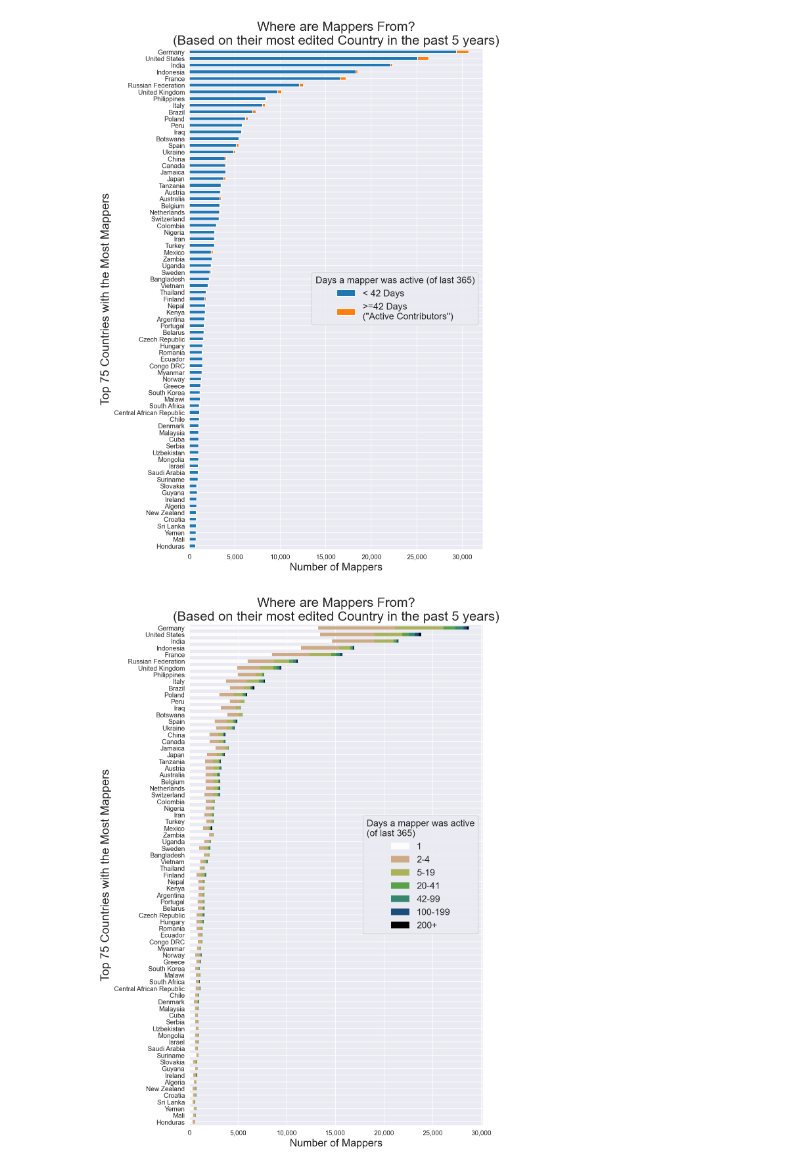
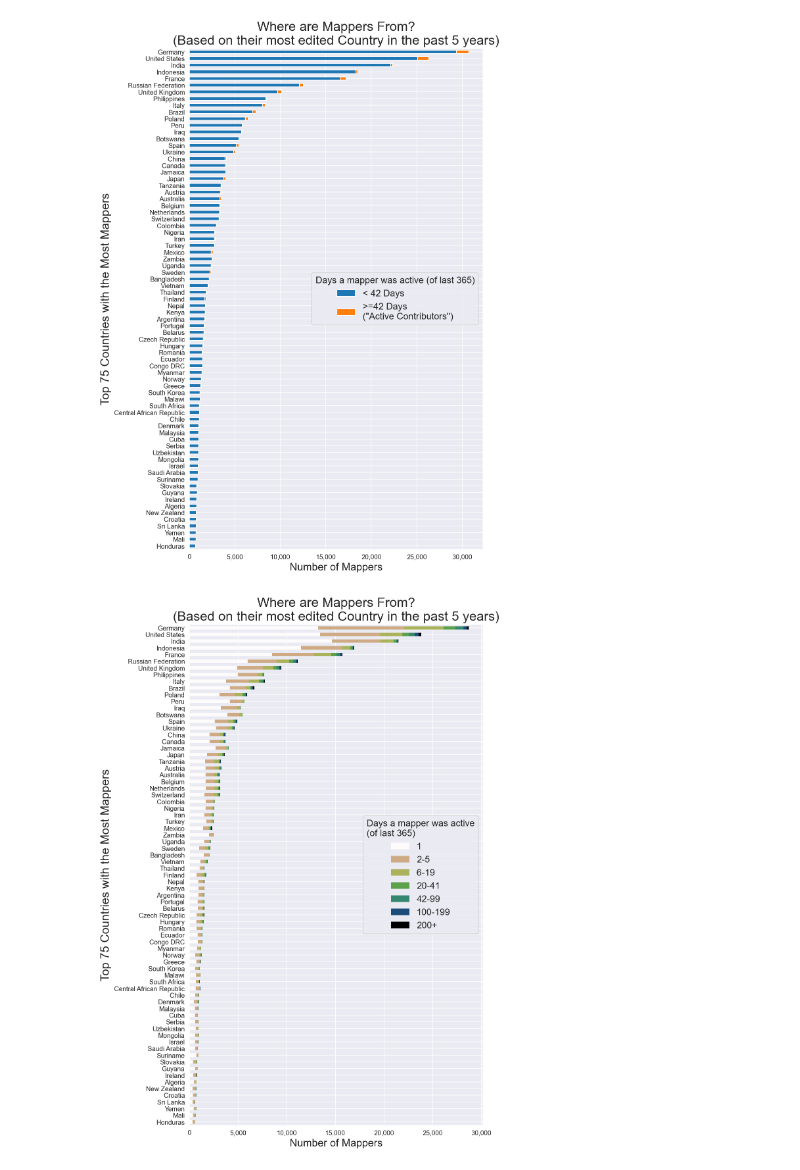
Before and after one commit to jenningsanderson/various-osm, a Jupyter notebook: OSM Contributions by Country - 2020.ipynb, the cells around one changed output. Drawn from its saved outputs; the diff is of its cells as text; code cells hidden in the pictures.

```diff
--- a/OSM Contributions by Country - 2020.ipynb
+++ b/OSM Contributions by Country - 2020.ipynb
@@ -295,15 +295,15 @@ all_mappers['100-199']= all_mappers.editing_days_in_last365.apply(lambda x: x >=
 all_mappers['200+']= all_mappers.editing_days_in_last365.apply(lambda x: x >= 200)
 # %%
 ax = all_mappers.groupby('country').aggregate('sum').loc[user_order.head(75)][
-    ['1','2-4','5-19','20-41','42-99','100-199','200+']
+    ['1','2-5','6-19','20-41','42-99','100-199','200+']
 ].plot.barh(
     stacked=True, figsize=(8,14), cmap=sns.color_palette('gist_earth_r', as_cmap=True), linewidth=0);
 ax.xaxis.set_major_formatter(FuncFormatter(lambda x, pos: "{:,}".format(int(x))))
 ax.legend(fontsize=14, loc='center right', title="Days a mapper was active\n(of last 365)", title_fontsize=14)
 ax.invert_yaxis()
 # ax.legend([])
 ax.set_xlabel("Number of Mappers", fontsize=16);
 ax.set_ylabel("Top 75 Countries with the Most Mappers", fontsize=18);
 ax.set_title("Where are Mappers From?\n(Based on their most edited Country in the past 5 years)", fontsize=20);
 # %% [output]
-[figure, old version]
+[figure, new version]
```
Also changed, not shown: parts of 3 cells of this notebook, 7 other files.
